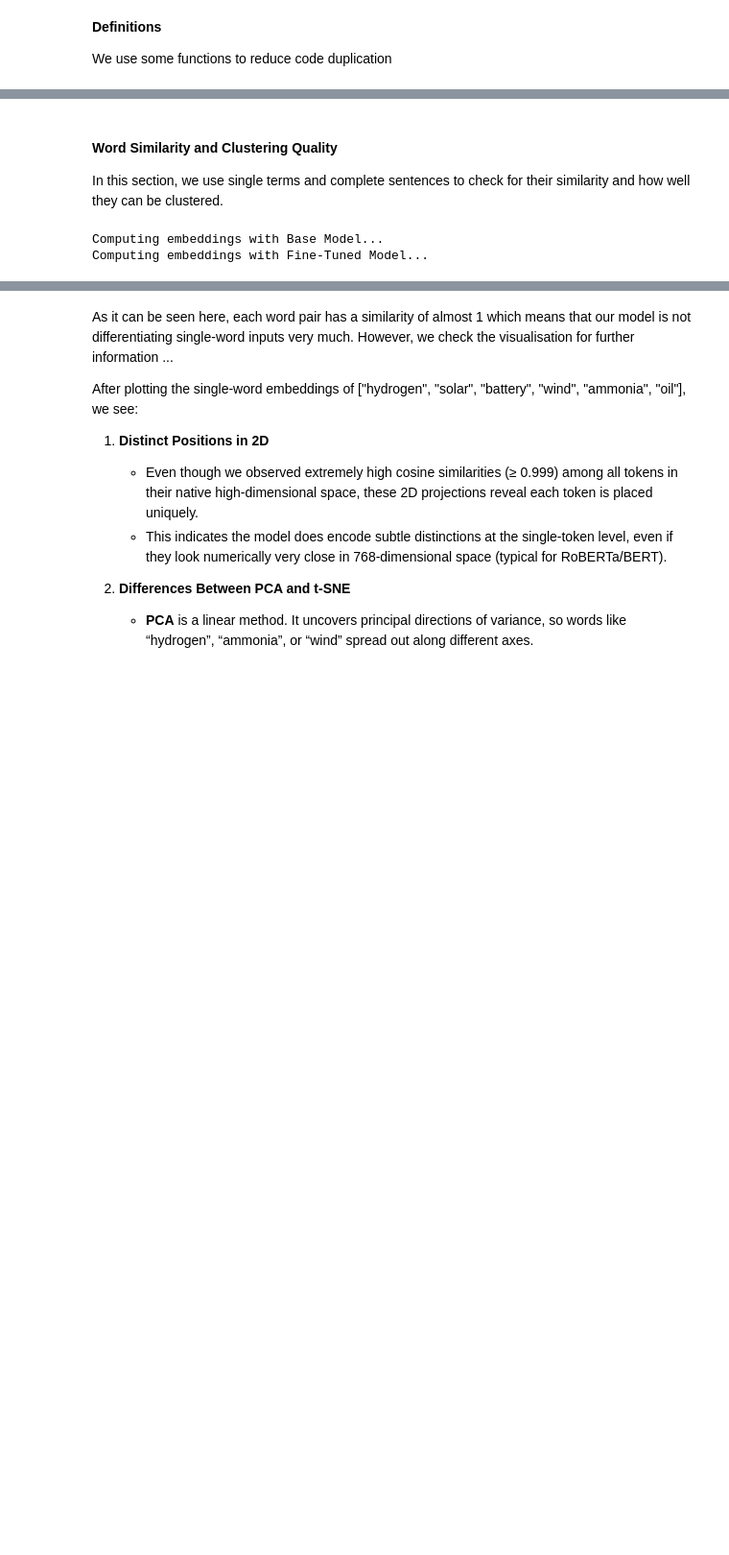
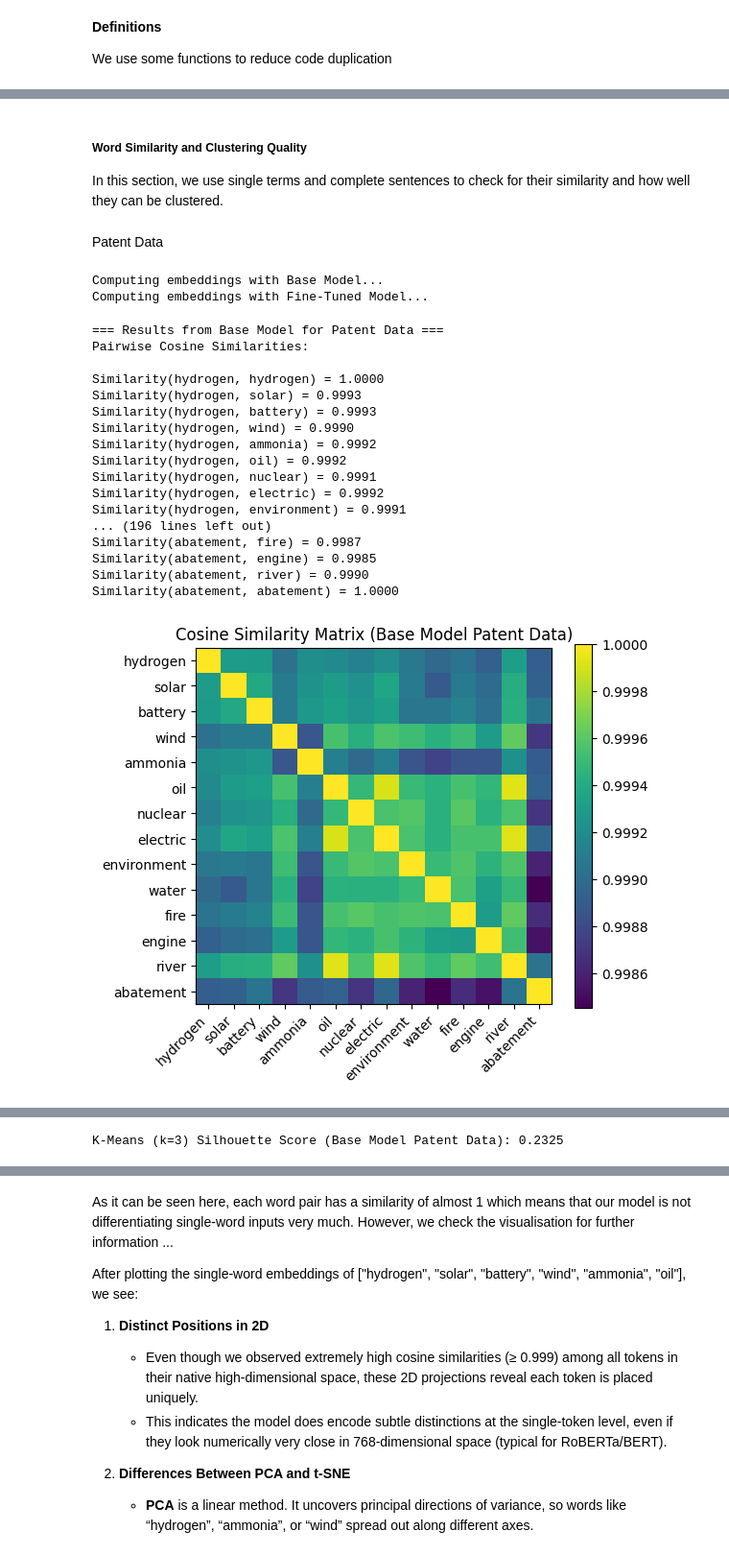
Before and after one commit to lucarenz1997/NLP, a Jupyter notebook: Stage_2_Part_2.ipynb, the cells around one changed output, grey strips where cells are left out. Shown at 96% size. Drawn from its saved outputs; the diff is of its cells as text; code cells hidden in the pictures; blank space fills up the shorter version.

```diff
--- a/Stage_2_Part_2.ipynb
+++ b/Stage_2_Part_2.ipynb
@@ -481,5 +644,5 @@ RobertaModel(
 # %% [markdown]
-#### Word Similarity and Clustering Quality
+##### Word Similarity and Clustering Quality
 In this section, we use single terms and complete sentences to check for their similarity and how well they can be clustered.
 # %%
 # -----------------------------
@@ -501,15 +664,43 @@ domain_terms = ["hydrogen", "solar", "battery", "wind", "ammonia", "oil", "nucle
     # "plastic",
     # "pollution"
    ]
-
-# -----------------------------
-# Calculate embeddings for each model
-# -----------------------------
-print("Computing embeddings with Base Model...")
-embeddings_base = get_embeddings_for_terms(domain_terms, roberta_tokenizer, base_model, device)
-
-print("Computing embeddings with Fine-Tuned Model...")
-embeddings_finetuned = get_embeddings_for_terms(domain_terms, roberta_tokenizer, mlm_model, device)
-# %% [output]
-Computing embeddings with Base Model...
-Computing embeddings with Fine-Tuned Model...
+# %% [markdown]
+Patent Data
+# %%
+# -----------------------------
+# Calculate embeddings for each model
+# -----------------------------
+print("Computing embeddings with Base Model...")
+patent_embeddings_base = get_embeddings_for_terms(domain_terms, roberta_tokenizer, patent_base_mlm_model, device)
+
+print("Computing embeddings with Fine-Tuned Model...")
+patent_embeddings_finetuned = get_embeddings_for_terms(domain_terms, roberta_tokenizer, patent_mlm_model, device)
+# %% [output]
+Computing embeddings with Base Model...
+Computing embeddings with Fine-Tuned Model...
+# %%
+n_clusters = 3 #can be adapted based on the elbow-plot below
+# -----------------------------
+# 7. Visualize and compare results for the Base Model
+# -----------------------------
+print("\n=== Results from Base Model for Patent Data ===")
+visualize_embeddings(patent_embeddings_base, title_suffix="(Base Model Patent Data)", k=n_clusters)
+# %% [output]
+=== Results from Base Model for Patent Data ===
+Pairwise Cosine Similarities:
+
+Similarity(hydrogen, hydrogen) = 1.0000
+Similarity(hydrogen, solar) = 0.9993
+Similarity(hydrogen, battery) = 0.9993
+Similarity(hydrogen, wind) = 0.9990
+Similarity(hydrogen, ammonia) = 0.9992
+Similarity(hydrogen, oil) = 0.9992
+Similarity(hydrogen, nuclear) = 0.9991
+Similarity(hydrogen, electric) = 0.9992
+Similarity(hydrogen, environment) = 0.9991
+... (196 lines left out)
+Similarity(abatement, fire) = 0.9987
+Similarity(abatement, engine) = 0.9985
+Similarity(abatement, river) = 0.9990
+Similarity(abatement, abatement) = 1.0000
+[figure, added]
@@ -515,0 +710 @@ Computing embeddings with Fine-Tuned Model...
+K-Means (k=3) Silhouette Score (Base Model Patent Data): 0.2325
```
Also changed, not shown: parts of 47 cells of this notebook.
